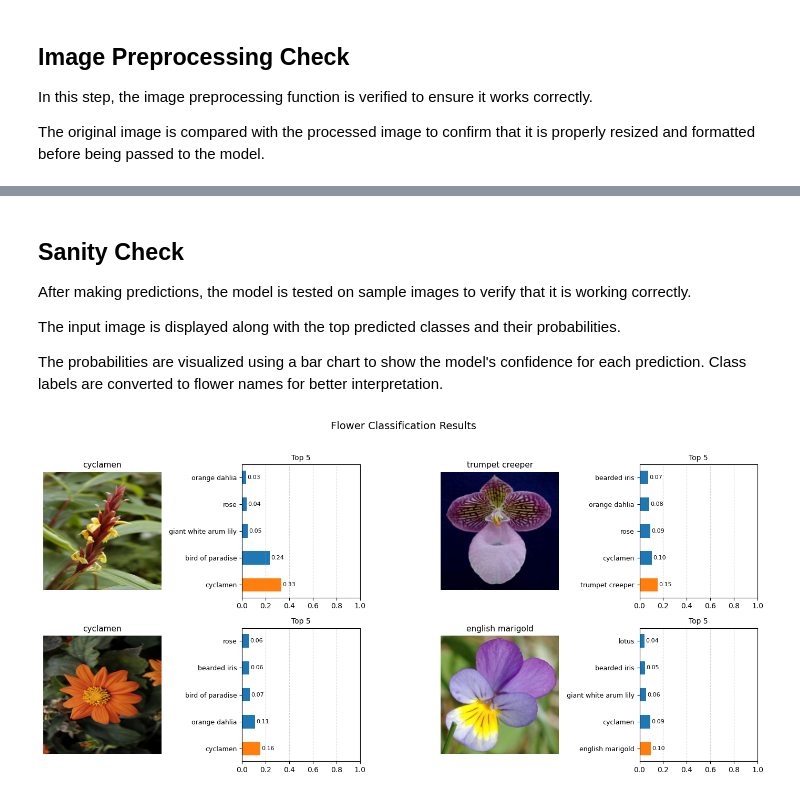
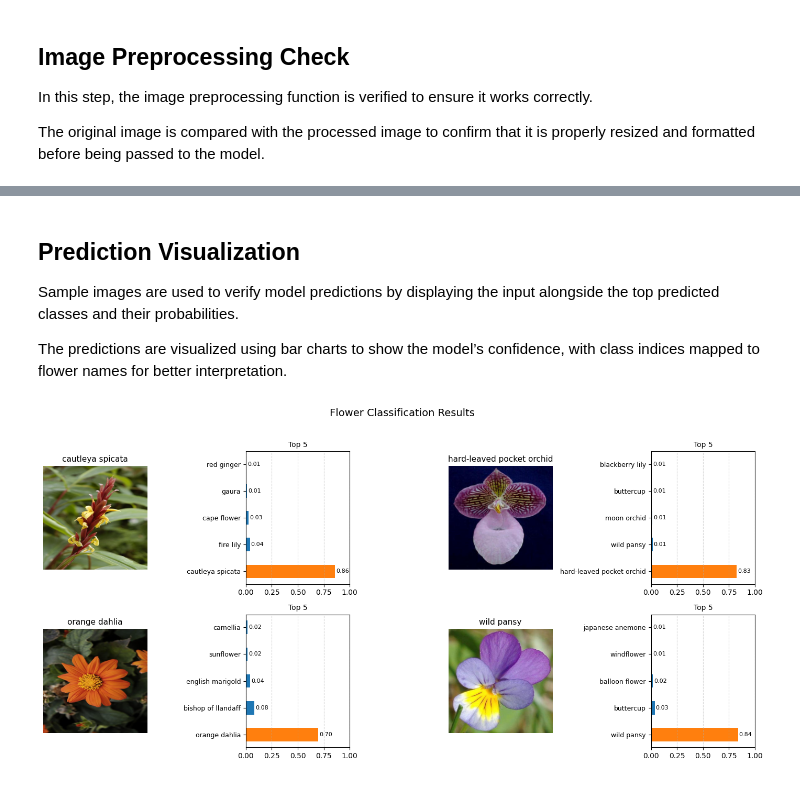
Before and after one commit to Iam-Mak/ml_foundations, a Jupyter notebook: ml_project/flower_image_classification/notebooks/flower_image_classification.ipynb, the cells around one changed output, grey strips where cells are left out. Drawn from its saved outputs; the diff is of its cells as text; code cells hidden in the pictures.

```diff
--- a/ml_project/flower_image_classification/notebooks/flower_image_classification.ipynb
+++ b/ml_project/flower_image_classification/notebooks/flower_image_classification.ipynb
@@ -510,0 +431,9 @@ def process_image(image_path):
+# %%
+# Save model
+MODEL_DIR = BASE_DIR / "models"
+MODEL_DIR.mkdir(parents=True, exist_ok=True)
+
+model_path = MODEL_DIR / "flower_model.pth"
+torch.save(model.state_dict(), model_path)
+
+print(f"Model saved at: {model_path}")
@@ -555,28 +535,23 @@ The top K classes with the highest probabilities are selected and returned along
 # %%
+# Predict top-k classes for an input image
 def predict(image_path, model, top_k=5):
-    if top_k < 1:
-        top_k = 1
+    top_k = max(1, top_k)
 
     model.eval()
-
-    # Process image (already returns correct tensor)
     image = process_image(image_path).to(device)
 
     with torch.no_grad():
         outputs = model(image)
         probs = torch.softmax(outputs, dim=1)
+        top_probs, top_classes = probs.topk(top_k, dim=1)
 
-    top_probs, top_classes = probs.topk(top_k)
-
-    return top_probs.squeeze().cpu().numpy(), top_classes.squeeze().cpu().numpy()
+    return top_probs[0].cpu().numpy(), top_classes[0].cpu().numpy()
 # %% [markdown]
-## Sanity Check
+## Prediction Visualization
 
-After making predictions, the model is tested on sample images to verify that it is working correctly.
+Sample images are used to verify model predictions by displaying the input alongside the top predicted classes and their probabilities.
 
-The input image is displayed along with the top predicted classes and their probabilities.
-
-The probabilities are visualized using a bar chart to show the model's confidence for each prediction. Class labels are converted to flower names for better interpretation.
+The predictions are visualized using bar charts to show the model’s confidence, with class indices mapped to flower names for better interpretation.
 # %%
 images = [
     'cautleya_spicata.jpg',
@@ -585,18 +560,24 @@ images = [
     'wild_pansy.jpg'
 ]
 # %%
+# Sample predictions with top-5 probabilities
+images = [
+    'cautleya_spicata.jpg',
+    'hard-leaved_pocket_orchid.jpg',
+    'orange_dahlia.jpg',
+    'wild_pansy.jpg'
+]
+
 fig, axes = plt.subplots(2, 4, figsize=(14, 7))
 
-#  Use built in class names from dataset
-class_names = training_set.classes
+class_names = train_dataset.classes
 
 for i, img in enumerate(images):
     path = f'../test_images/{img}'
 
-    # Get predictions
-    probs, classes = predict(path, model, 5)  # classes should be ints (0–101)
+    probs, classes = predict(path, model, 5)
+    classes = classes.astype(int)
 
-    # Process image for display (denormalize)
     image = process_image(path)
     image = image.squeeze().permute(1, 2, 0).numpy()
 
@@ -606,43 +587,39 @@ for i, img in enumerate(images):
     image = image * std + mean
     image = np.clip(image, 0, 1)
 
-    # Correct label mapping
     flower_names = [class_names[c] for c in classes]
 
     row = i // 2
     col = (i % 2) * 2
 
-    # Show image
+    # Image
     axes[row, col].imshow(image)
+    axes[row, col].set_title(flower_names[0], fontsize=11)
     axes[row, col].axis("off")
-    axes[row, col].set_title(flower_names[0], fontsize=11)
 
-    # Reverse for bar chart (lowest → highest)
+    # Top-5 probabilities
     probs_rev = probs[::-1]
     names_rev = flower_names[::-1]
 
-    # Highlight top prediction
     colors = ["tab:blue"] * 5
     colors[-1] = "tab:orange"
 
-    # Bar chart
     axes[row, col + 1].barh(range(5), probs_rev, color=colors, height=0.5)
     axes[row, col + 1].set_yticks(range(5))
     axes[row, col + 1].set_yticklabels(names_rev, fontsize=9)
     axes[row, col + 1].set_xlim(0, 1)
     axes[row, col + 1].invert_yaxis()
     axes[row, col + 1].set_title("Top 5", fontsize=10)
 
-    # Show probability values
     for j, v in enumerate(probs_rev):
         axes[row, col + 1].text(v + 0.01, j, f"{v:.2f}", va='center', fontsize=8)
 
     axes[row, col + 1].grid(axis='x', linestyle='--', alpha=0.5)
 
 fig.suptitle("Flower Classification Results", fontsize=14)
 
 plt.tight_layout(rect=[0, 0, 1, 0.96])
 plt.savefig("predictions_grid.png", dpi=300)
 plt.show()
 # %% [output]
-[figure, old version]
+[figure, new version]
```
Also changed, not shown: parts of 58 cells of this notebook.
